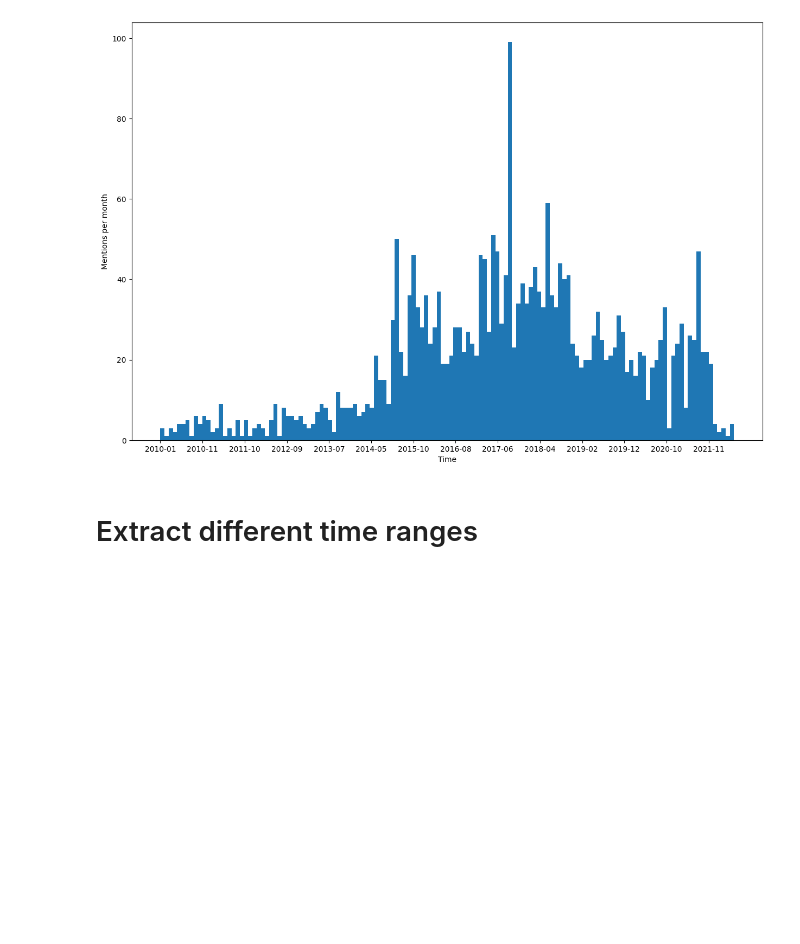
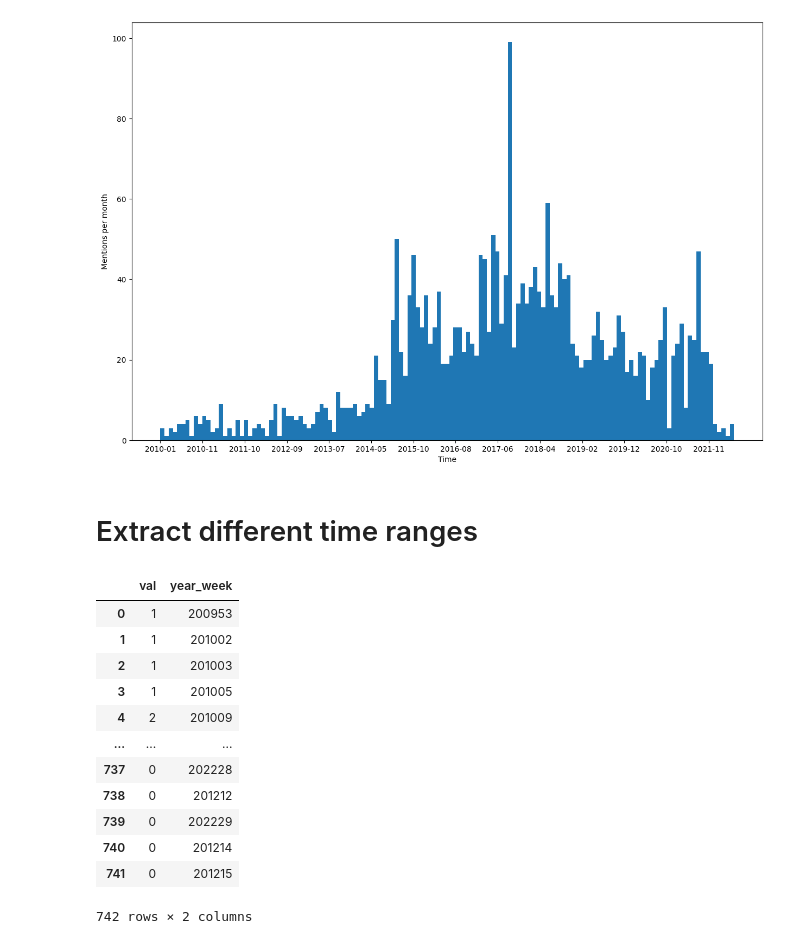
Before and after one commit to mariosakritas/NLP-methods-for-news-articles, a Jupyter notebook: notebooks/MD_keywords_to_timeseries.ipynb, the cells around one changed output. Drawn from its saved outputs; the diff is of its cells as text; code cells hidden in the pictures; blank space fills up the shorter version.

```diff
--- a/notebooks/MD_keywords_to_timeseries.ipynb
+++ b/notebooks/MD_keywords_to_timeseries.ipynb
@@ -85,0 +90,16 @@ df_yearweek_counts = pd.DataFrame.from_dict(yearweek_counts, orient='index', col
+# %%
+df_yearweek_counts.drop('index', axis=1)
+# %% [output]
+|  | val | year_week |
+| 0 | 1 | 200953 |
+| 1 | 1 | 201002 |
+| 2 | 1 | 201003 |
+| 3 | 1 | 201005 |
+| 4 | 2 | 201009 |
+| ... | ... | ... |
+| 737 | 0 | 202228 |
+| 738 | 0 | 201212 |
+| 739 | 0 | 202229 |
+| 740 | 0 | 201214 |
+| 741 | 0 | 201215 |
+742 rows × 2 columns
```
Also changed, not shown: parts of 5 cells of this notebook.
